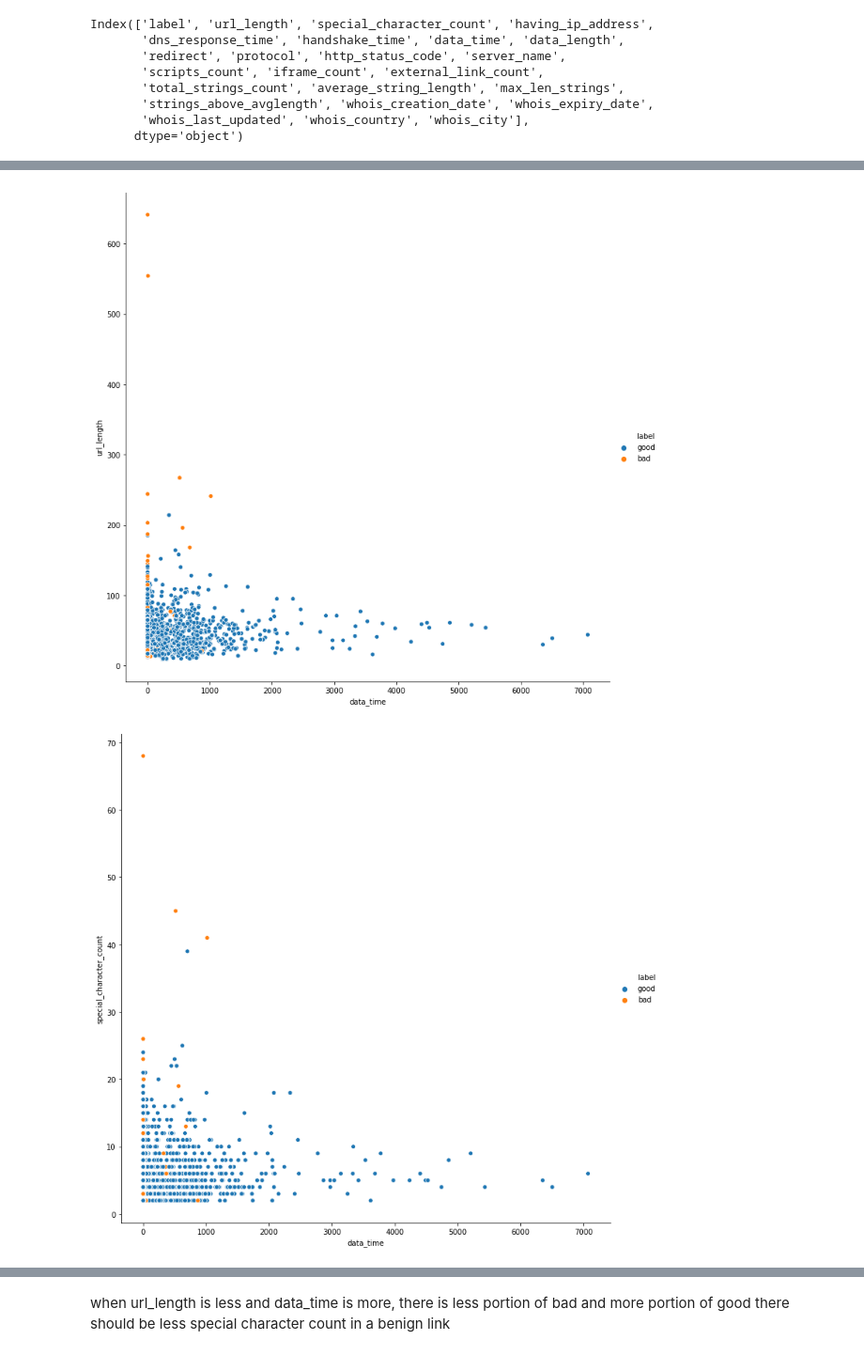
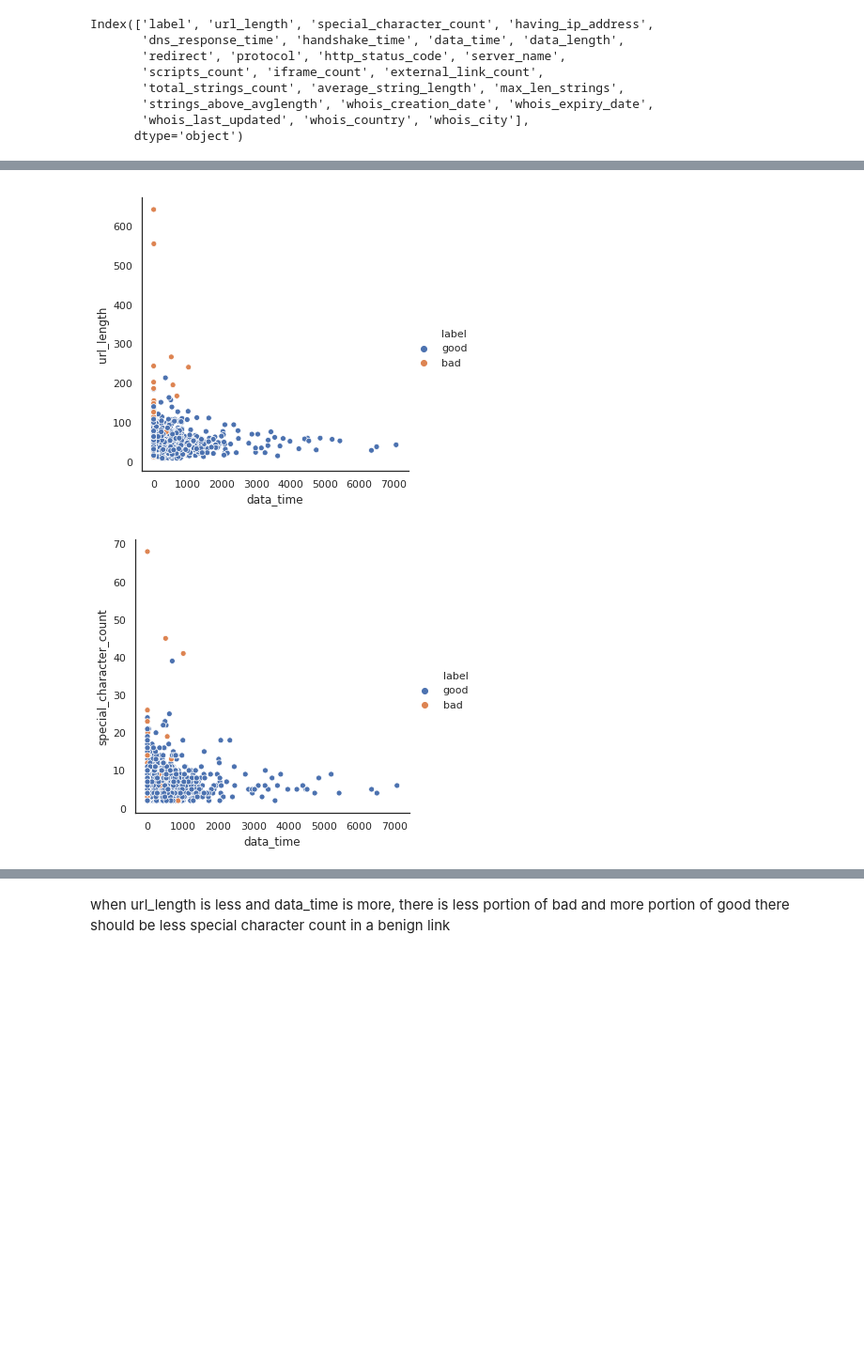
Before and after one commit to agarwal29796/fraud_page_detection, a Jupyter notebook: exploration.ipynb, the cells around one changed output, grey strips where cells are left out. Shown at 94% size. Saved outputs shown, nothing was run; the diff lists cells and outputs as text; code cells hidden in the pictures; blank space fills up the shorter version.

```diff
--- a/exploration.ipynb
+++ b/exploration.ipynb
@@ -290,12 +290,12 @@ sns.relplot(x="whois_creation_date", y="data_length",hue='label', data=data, hei
 # %%
 #from pairplot it is evident that facet grid has a lot of relation with other columns
-sns.relplot(y="url_length", x='data_time',hue="label", data=data,height=10,aspect=1).savefig("url_len_dt.png")
-sns.relplot(y="special_character_count", x='data_time',hue="label", data=data,height=10,aspect=1).savefig("s_c_c_dt.png")
-sns.relplot(y="handshake_time", x='data_time',hue="label", data=data,height=10,aspect=1).savefig("s_c_c_dt.png")
-sns.relplot(y="scripts_count", x='data_time',hue="label", data=data,height=10,aspect=1).savefig("s_c_dt.png")
-sns.relplot(y="external_link_count", x='data_time',hue="label", data=data,height=10,aspect=1).savefig("e_l_c_dt.png")
-sns.relplot(y="total_strings_count", x='data_time',hue="label", data=data,height=10,aspect=1).savefig("t_s_c_dt.png")
-sns.relplot(y="average_string_length", x='data_time',hue="label", data=data,height=10,aspect=1).savefig("a_s_l_dt.png")
+sns.relplot(y="url_length", x='data_time',hue="label", data=data).savefig("url_len_dt.png")
+sns.relplot(y="special_character_count", x='data_time',hue="label", data=data).savefig("s_c_c_dt.png")
+sns.relplot(y="handshake_time", x='data_time',hue="label", data=data).savefig("s_c_c_dt.png")
+sns.relplot(y="scripts_count", x='data_time',hue="label", data=data).savefig("s_c_dt.png")
+sns.relplot(y="external_link_count", x='data_time',hue="label", data=data).savefig("e_l_c_dt.png")
+sns.relplot(y="total_strings_count", x='data_time',hue="label", data=data).savefig("t_s_c_dt.png")
+sns.relplot(y="average_string_length", x='data_time',hue="label", data=data).savefig("a_s_l_dt.png")
 # %% [output]
-[figure, old version]
+[figure, new version]
-[figure, old version]
+[figure, new version]
```
Also changed, not shown: parts of 19 cells of this notebook.
